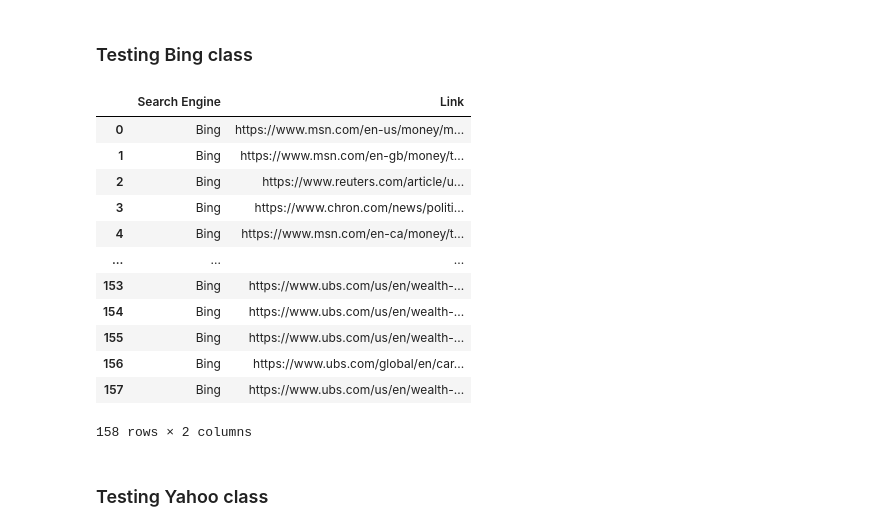
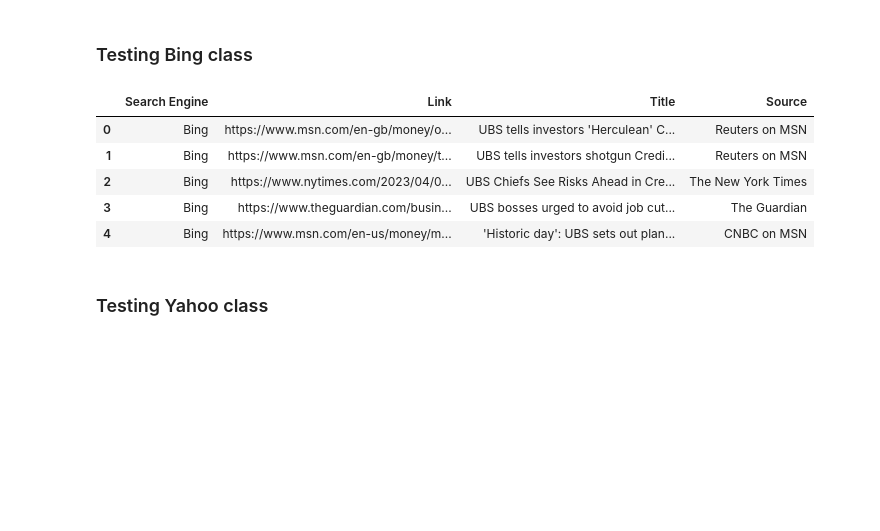
Before and after one commit to CAPSTONE-MIBA-G03/MIBA-2023-CAPSTONE-RB-NLP, a Jupyter notebook: etl-pipeline/Testing.ipynb, the cells around one changed output. Drawn from its saved outputs; the diff is of its cells as text; code cells hidden in the pictures; blank space fills up the shorter version.

```diff
--- a/etl-pipeline/Testing.ipynb
+++ b/etl-pipeline/Testing.ipynb
@@ -46,23 +39,16 @@ google_links
 ### Testing Bing class
 # %%
 bing = Bing(company="UBS")
-bing_links = bing.get_links(max_articles=None)
+bing_links = bing.get_links(max_articles=100)
 # %%
-bing_links
+bing_links.head()
 # %% [output]
-|  | Search Engine | Link |
-| 0 | Bing | https://www.msn.com/en-us/money/m... |
-| 1 | Bing | https://www.msn.com/en-gb/money/t... |
-| 2 | Bing | https://www.reuters.com/article/u... |
-| 3 | Bing | https://www.chron.com/news/politi... |
-| 4 | Bing | https://www.msn.com/en-ca/money/t... |
-| ... | ... | ... |
-| 153 | Bing | https://www.ubs.com/us/en/wealth-... |
-| 154 | Bing | https://www.ubs.com/us/en/wealth-... |
-| 155 | Bing | https://www.ubs.com/us/en/wealth-... |
-| 156 | Bing | https://www.ubs.com/global/en/car... |
-| 157 | Bing | https://www.ubs.com/us/en/wealth-... |
+|  | Search Engine | Link | Title | Source |
+| 0 | Bing | https://www.msn.com/en-gb/money/o... | UBS tells investors 'Herculean' C... | Reuters on MSN |
+| 1 | Bing | https://www.msn.com/en-gb/money/t... | UBS tells investors shotgun Credi... | Reuters on MSN |
+| 2 | Bing | https://www.nytimes.com/2023/04/0... | UBS Chiefs See Risks Ahead in Cre... | The New York Times |
+| 3 | Bing | https://www.theguardian.com/busin... | UBS bosses urged to avoid job cut... | The Guardian |
+| 4 | Bing | https://www.msn.com/en-us/money/m... | 'Historic day': UBS sets out plan... | CNBC on MSN |
-158 rows × 2 columns
 # %% [markdown]
 ### Testing Yahoo class
 # %%
```
Also changed, not shown: parts of 33 cells of this notebook, 2 other files.
